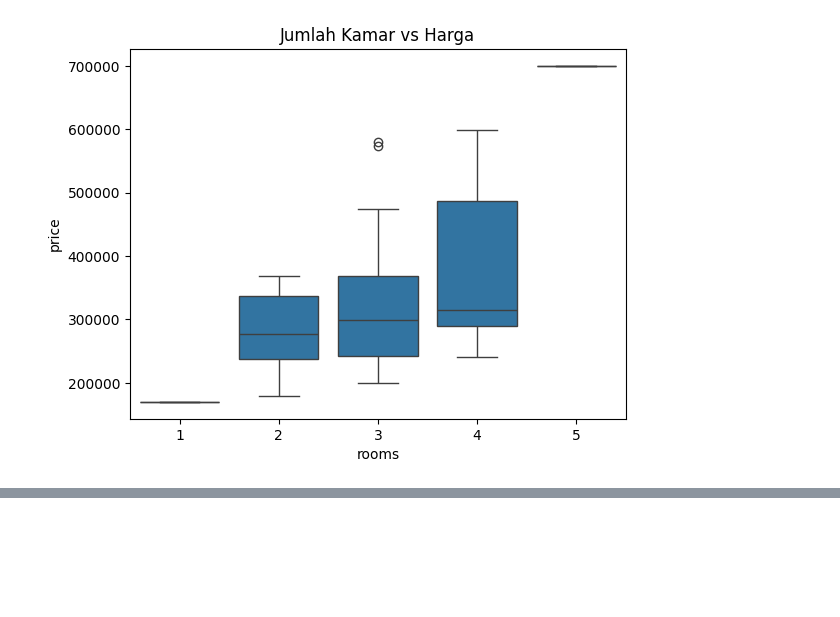
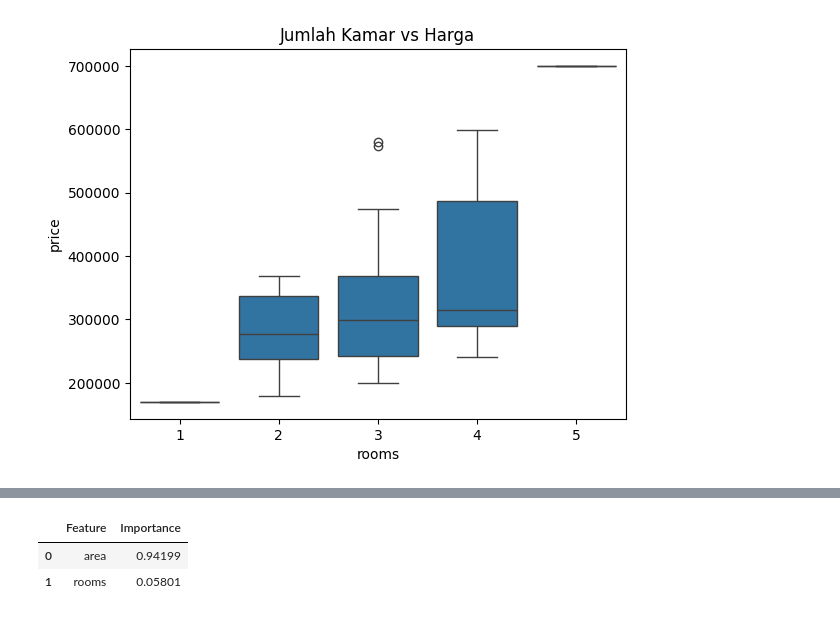
Before and after one commit to NajwaKaila/UAS-BengkelKoding, a Jupyter notebook: Notebook/UAS BengKod.ipynb, the cells around one changed output, grey strips where cells are left out. Cells and saved outputs as stored; diff of their text form; code cells hidden in the pictures; blank space fills up the shorter version.

```diff
--- a/Notebook/UAS BengKod.ipynb
+++ b/Notebook/UAS BengKod.ipynb
@@ -79,0 +91,3 @@ plt.show()
+# %%
+#menangani missing value
+df['area'].fillna(df['area'].mean(), inplace=True)
@@ -79,0 +135,7 @@ plt.show()
+# %%
+#feature scalling
+from sklearn.preprocessing import StandardScaler
+scaler = StandardScaler()
+
+X_train = scaler.fit_transform(X_train)
+X_test = scaler.transform(X_test)
@@ -79,0 +261,17 @@ plt.show()
+# %%
+# Feature Importance
+importance = pd.DataFrame({
+    'Feature': X.columns,
+    'Importance': rf.feature_importances_
+})
+
+importance = importance.sort_values(
+    by='Importance',
+    ascending=False
+)
+
+importance
+# %% [output]
+|  | Feature | Importance |
+| 0 | area | 0.94199 |
+| 1 | rooms | 0.05801 |
```
Also changed, not shown: parts of 23 cells of this notebook, 2 other files.
